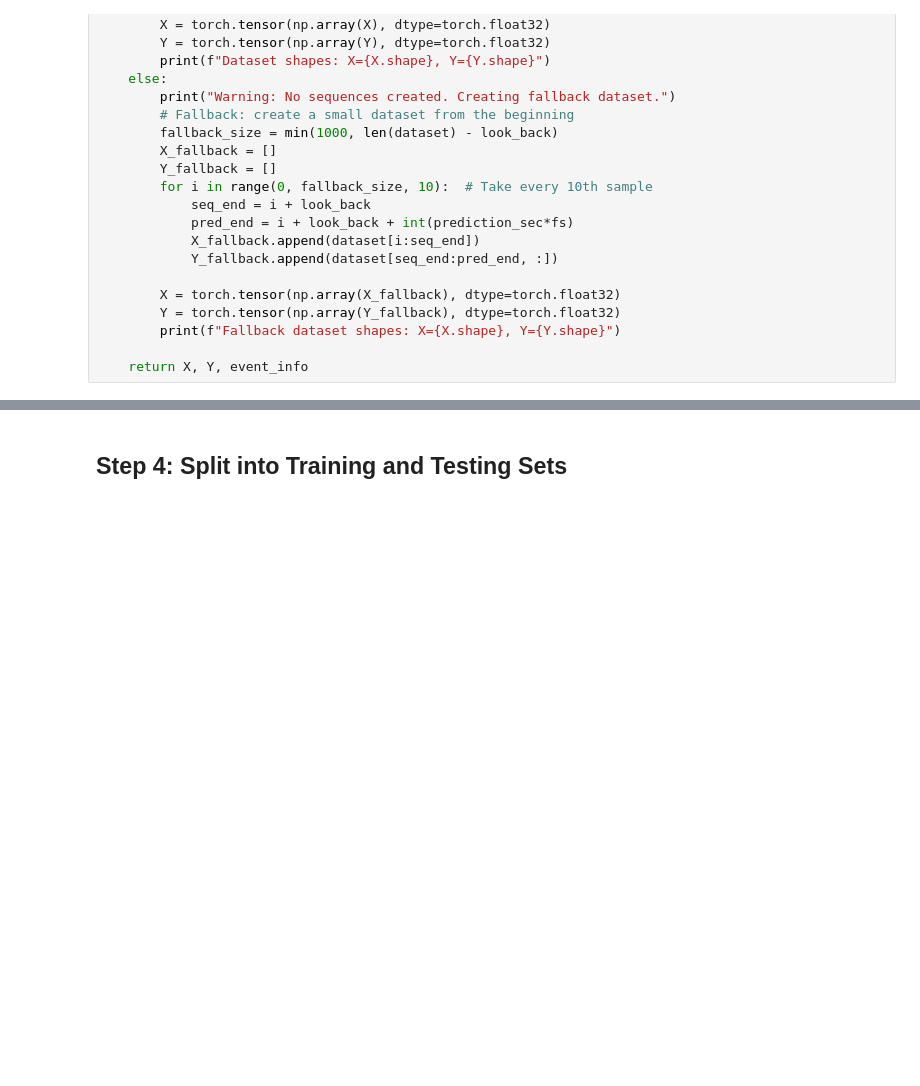
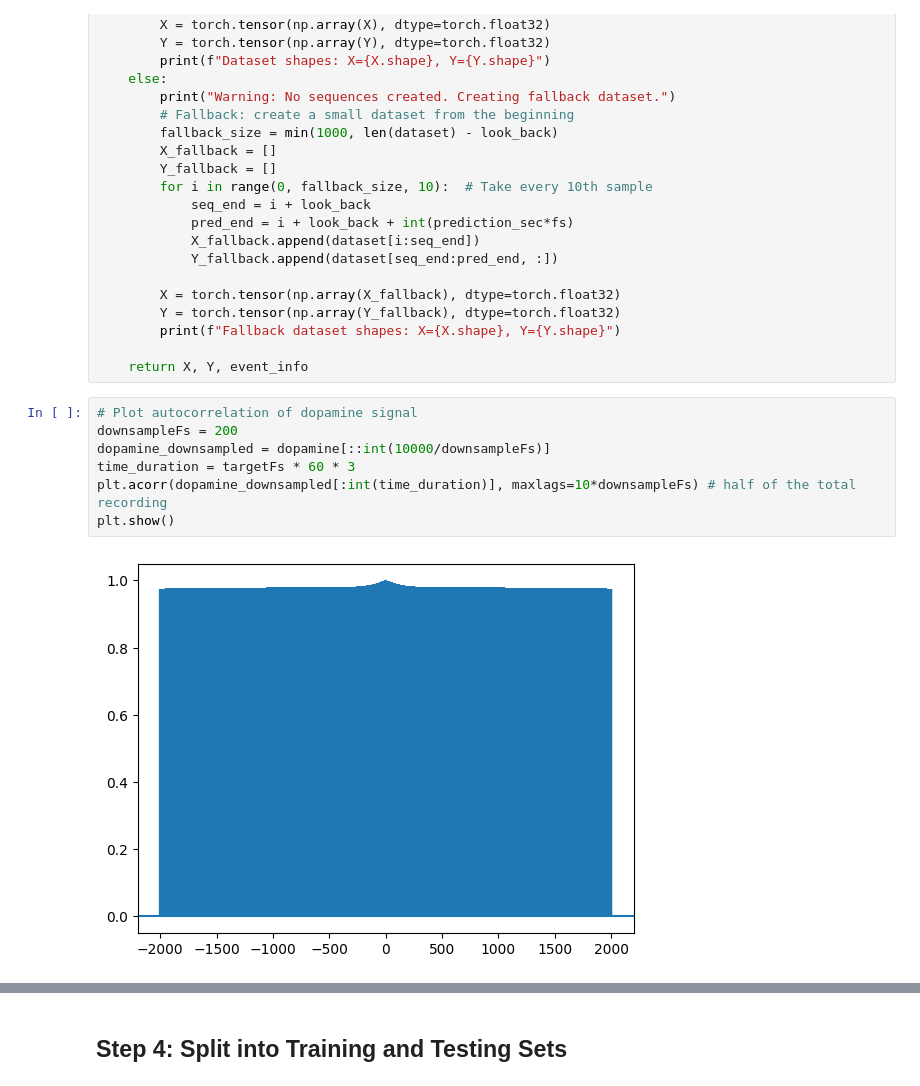
Before and after one commit to shunnnli/BrainClamp, a Jupyter notebook: DA-model.ipynb, the cells around one changed output, grey strips where cells are left out. Cells and saved outputs as stored; diff of their text form; blank space fills up the shorter version.

```diff
--- a/DA-model.ipynb
+++ b/DA-model.ipynb
@@ -255,6 +255,15 @@ def create_event_aligned_dataset(dataset, look_back_sec=0.5, prediction_sec=0.5,
         print(f"Fallback dataset shapes: X={X.shape}, Y={Y.shape}")
 
     return X, Y, event_info
+# %%
+# Plot autocorrelation of dopamine signal
+downsampleFs = 200
+dopamine_downsampled = dopamine[::int(10000/downsampleFs)]
+time_duration = targetFs * 60 * 3
+plt.acorr(dopamine_downsampled[:int(time_duration)], maxlags=10*downsampleFs) # half of the total recording
+plt.show()
+# %% [output]
+[figure, added]
 # %%
 # Create event-aligned dataset (much smaller to prevent crashes)
 print("Creating event-aligned dataset...")
```
Also changed, not shown: parts of 13 cells of this notebook.
